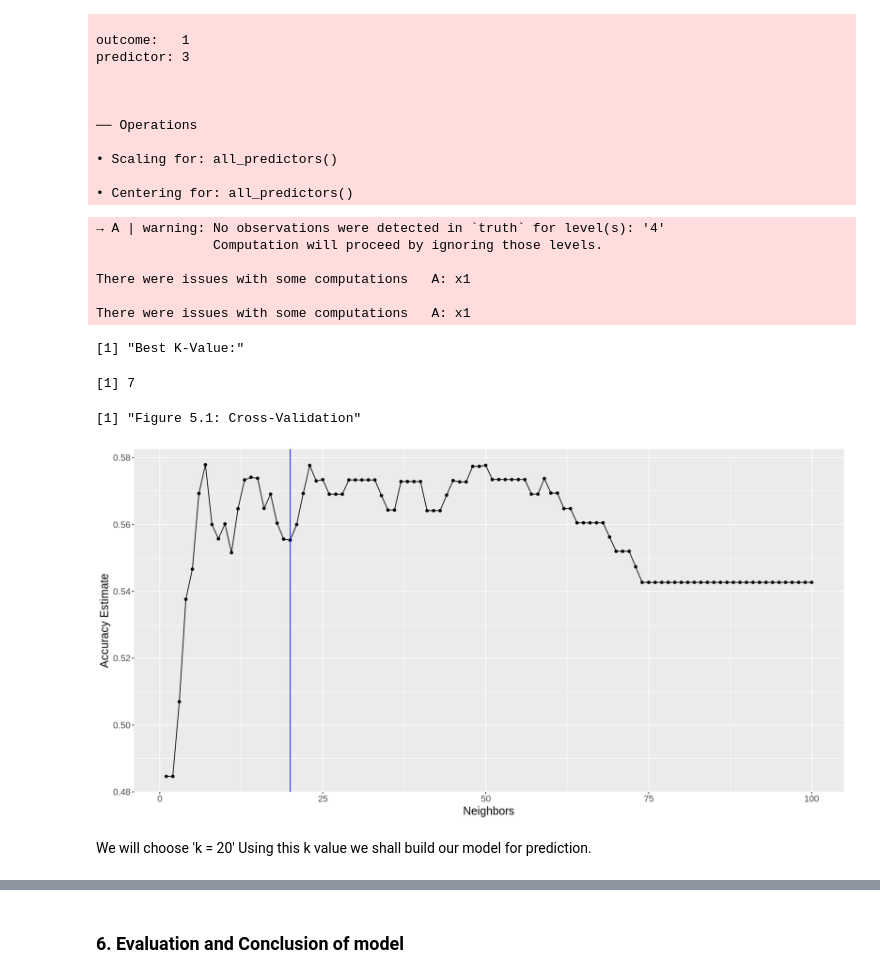
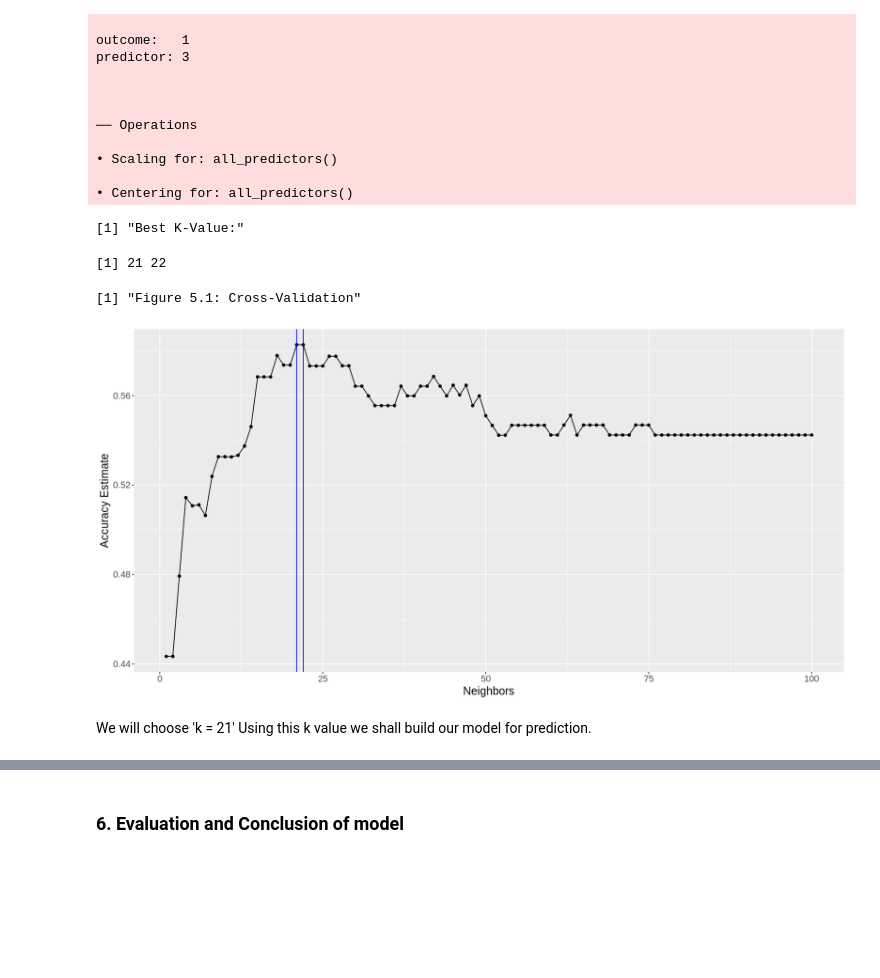
Before and after one commit to davidtheophine/dsci100-project, a Jupyter notebook: heart_disease_proposal.ipynb, the cells around one changed output, grey strips where cells are left out. Saved outputs shown, nothing was run; the diff lists cells and outputs as text; code cells hidden in the pictures; blank space fills up the shorter version.

Commit message:
added set.seed to knn-tune segment

```diff
--- a/heart_disease_proposal.ipynb
+++ b/heart_disease_proposal.ipynb
@@ -369,50 +369,45 @@ predictor: 3
 
 • Centering for: all_predictors()
 # %%
+set.seed(120)
 options(repr.plot.width = 14, repr.plot.height = 7)
 
 gridvals = tibble(neighbors = seq(from = 1, to = 100, by = 1))
 
 heart_results <- workflow() |>
             add_recipe(heart_recipe) |>
             add_model(knn_spec) |>
             tune_grid(resamples = heart_vfold, grid = gridvals) |>
             collect_metrics()
 
 # taking the best k-value
 best_k <- heart_results |>
     filter(.metric == "accuracy") |>
     slice_max(mean) |>
     pull(neighbors)
 print("Best K-Value:")
 best_k
 
 accuracies <- heart_results |>
             filter(.metric == "accuracy")
 
 cross_val_plot <- accuracies |>
             ggplot(aes(x = neighbors, y = mean)) +
                 geom_point() +
                 geom_line() +
-                geom_vline(xintercept = 20, colour = "blue") +
+                geom_vline(xintercept = best_k, colour = "blue") +
                 labs(x = "Neighbors", y = "Accuracy Estimate") +
                 theme(text = element_text(size = 15))
 
 print("Figure 5.1: Cross-Validation")
 cross_val_plot
 # %% [output]
-→ A | warning: No observations were detected in `truth` for level(s): '4'
-               Computation will proceed by ignoring those levels.
-
-There were issues with some computations   A: x1
-
-There were issues with some computations   A: x1
+[1] "Best K-Value:"
-[1] "Best K-Value:"
+[1] 21 22
-[1] 7
+[1] "Figure 5.1: Cross-Validation"
-[1] "Figure 5.1: Cross-Validation"
-[figure, old version]
+[figure, new version]
 # %% [markdown]
-We will choose 'k = 20'
+We will choose 'k = 21'
 Using this k value we shall build our model for prediction.
 # %%
 
```
Also changed, not shown: parts of 9 cells of this notebook.
